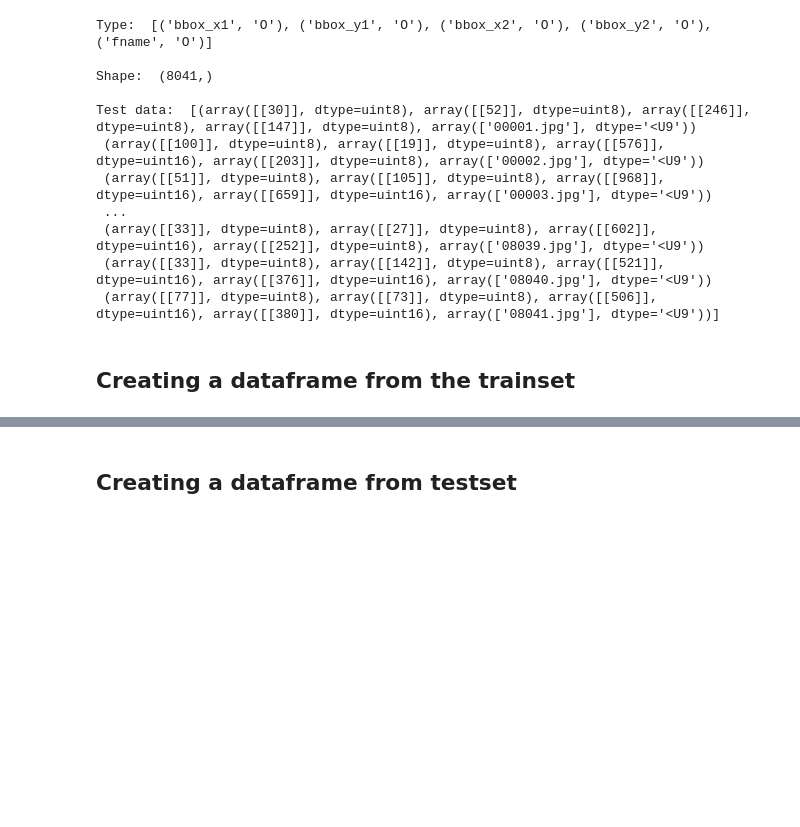
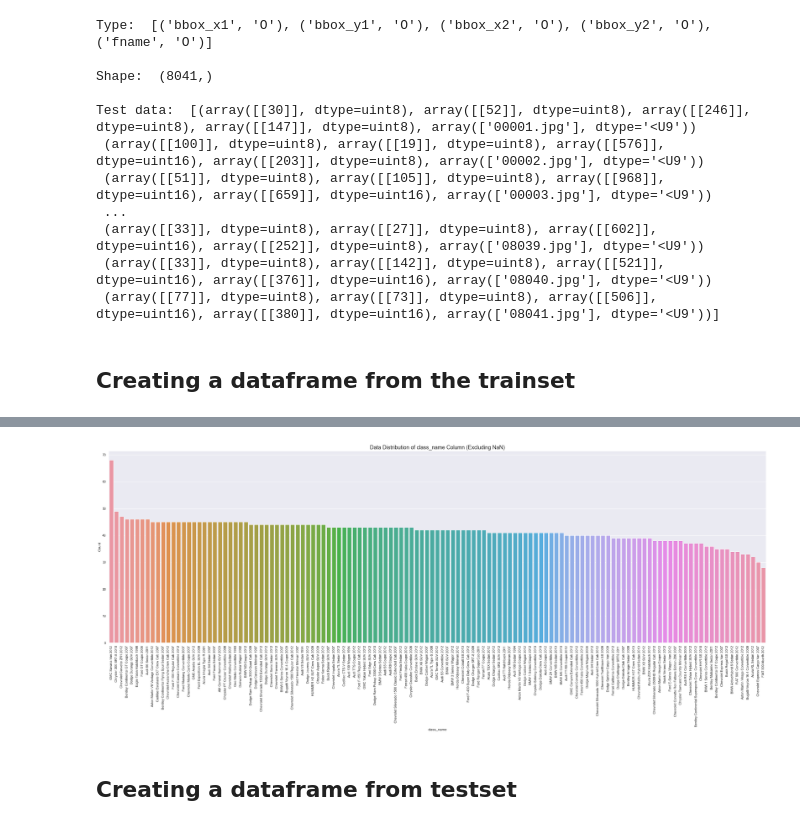
Before and after one commit to xXMUKULXx/WIL-project, a Jupyter notebook: Data Processing.ipynb, the cells around one changed output, grey strips where cells are left out. Saved outputs shown, nothing was run; the diff lists cells and outputs as text; code cells hidden in the pictures; blank space fills up the shorter version.

```diff
--- a/Data Processing.ipynb
+++ b/Data Processing.ipynb
@@ -147,3 +167,22 @@ memory usage: 199.0+ KB
+# %%
+filtered_df = train_df.dropna(subset=['class_name'])
+
+# Create a countplot to visualize the data distribution of the 'class_name' column
+plt.figure(figsize=(40, 12))  # Set the figure size
+
+# Use sns.countplot() to create the countplot
+sns.set(style="darkgrid")  # Set the style of the plot
+sns.countplot(data=filtered_df, x='class_name', order=filtered_df['class_name'].value_counts().index)
+sns.set(font_scale=1.5)
+# Rotate x-axis labels for better readability
+plt.xticks(rotation=90)
+
+plt.title('Data Distribution of class_name Column (Excluding NaN)')
+plt.xlabel('class_name')
+plt.ylabel('Count')
+plt.show()
+# %% [output]
+[figure, added]
 # %% [markdown]
 ## Creating a dataframe from testset
 # %%
```
Also changed, not shown: parts of 8 cells of this notebook.
